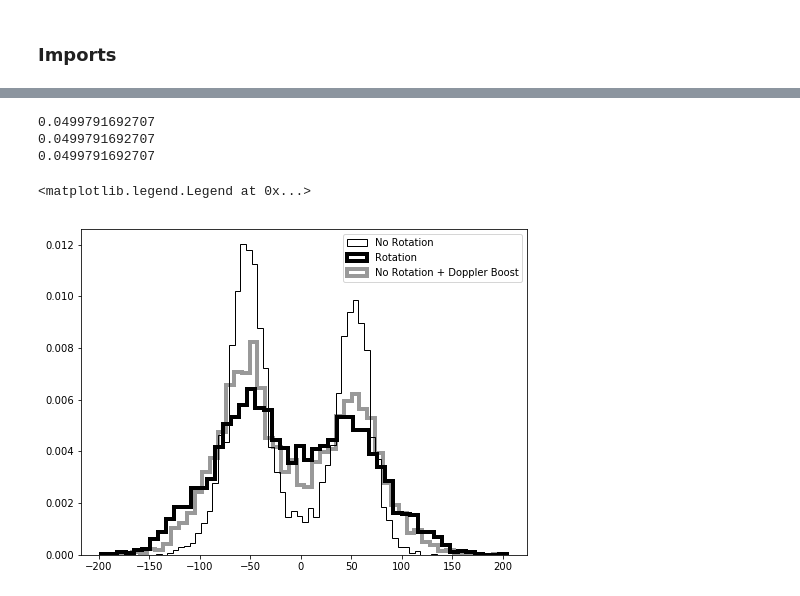
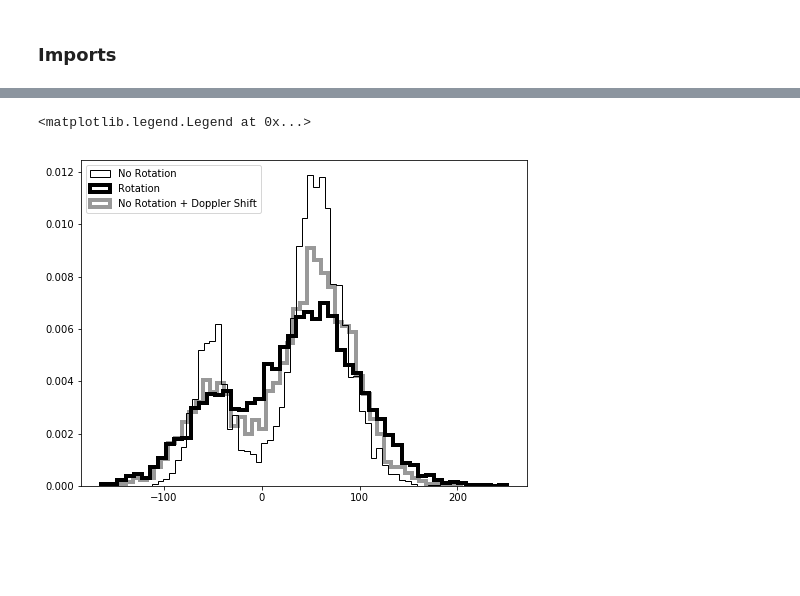
Before and after one commit to astroandes/CLARA_RotationOutflows, a Jupyter notebook: plots/paper/doppler_shift.ipynb, the cells around one changed output, grey strips where cells are left out. Cells and saved outputs as stored; diff of their text form; code cells hidden in the pictures; blank space fills up the shorter version.

Commit message:
doppler shift tests

```diff
--- a/plots/paper/doppler_shift.ipynb
+++ b/plots/paper/doppler_shift.ipynb
@@ -117,7 +95,7 @@ new_data = doppler_shift(data_A, vrot=100)
 # %%
 def plot_spectra(data, min_theta, max_theta, alpha=1.0, v_th=12.86, lw=2,label='label'):
     data_theta = filter_by_theta(data, min_theta, max_theta)
-    a = plt.hist(data_theta['x_frec']*v_th, histtype='step',
+    a = plt.hist(-data_theta['x_frec']*v_th, histtype='step',
                  fill=False, stacked=False, normed=True, color='black',
                  linewidth=lw, bins=50, alpha=alpha, label=label)
 # %%
@@ -130,15 +117,15 @@ data_C = doppler_shift(data_A, vrot=100.0)
 # %%
+data_A = read_data(vout=25, vrot=0, logtau=5)
+data_B = read_data(vout=25, vrot=100, logtau=5)
+data_C = doppler_shift(data_A, vrot=100.0)
 fig = plt.figure(1, (8., 6.))
 mint= np.pi/2.0 -0.05
 maxt = np.pi/2.0
 plot_spectra(data_A, min_theta=mint, max_theta=maxt, lw=1, label='No Rotation')
 plot_spectra(data_B, min_theta=mint, max_theta=maxt, lw=4, label='Rotation')
 plot_spectra(data_C, min_theta=mint, max_theta=maxt, lw=4, alpha=0.4,
-            label='No Rotation + Doppler Boost')
-plt.legend()
+            label='No Rotation + Doppler Shift')
+plt.legend(loc=2)
 # %% [output]
-0.0499791692707
-0.0499791692707
-0.0499791692707
+<matplotlib.legend.Legend at 0x...>
-<matplotlib.legend.Legend at 0x...>
-[figure, old version]
+[figure, new version]
```
Also changed, not shown: parts of 6 cells of this notebook.
